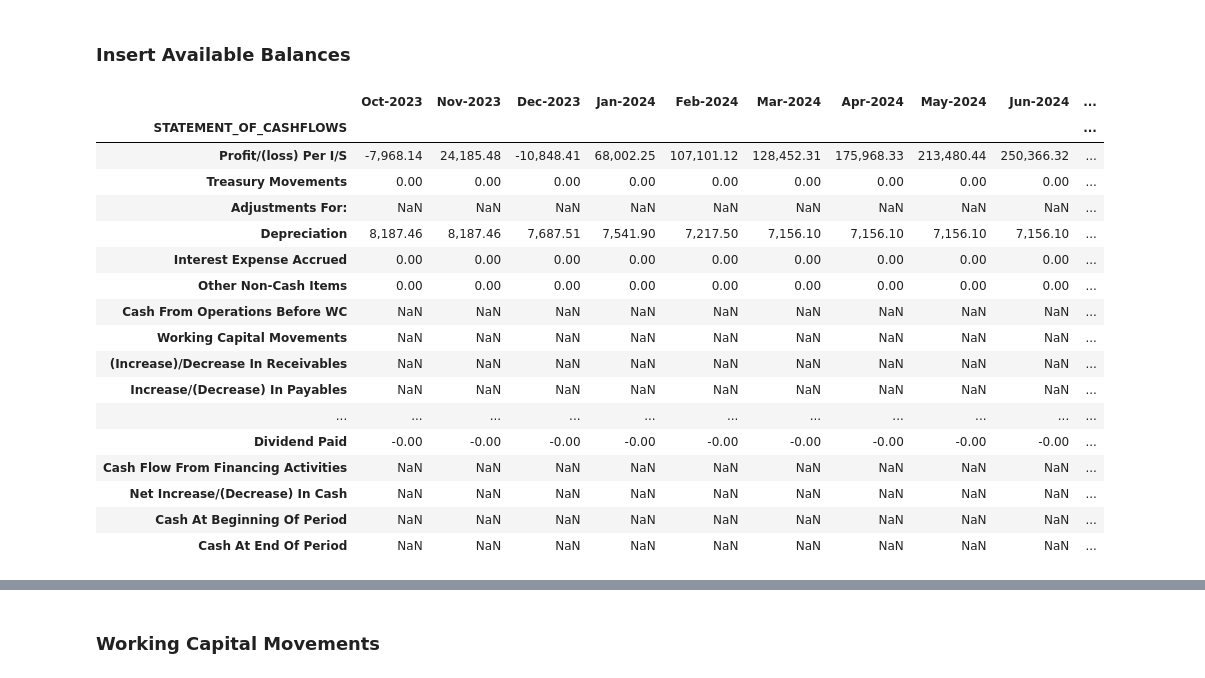
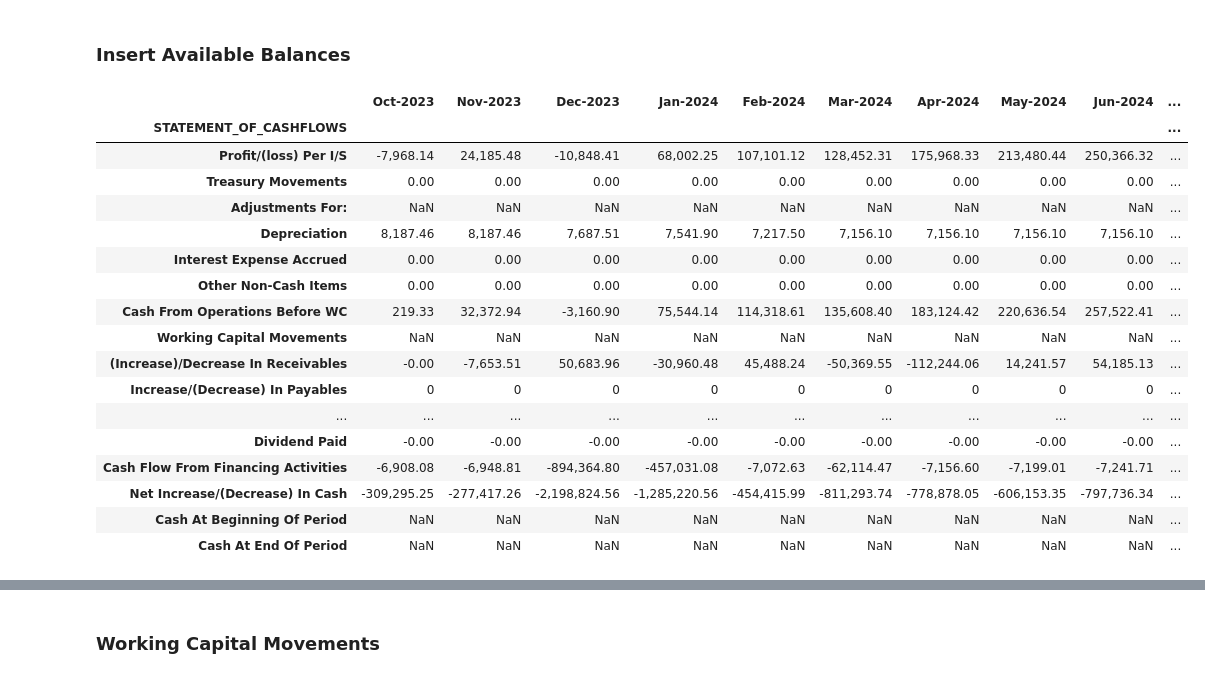
Before and after one commit to judahtc/manage-tenants-template, a Jupyter notebook: notebook_model.ipynb, the cells around one changed output, grey strips where cells are left out. Cells and saved outputs as stored; diff of their text form; code cells hidden in the pictures.

Commit message:
fix: splits the borrowings into long and short term in cashflow statement

```diff
--- a/notebook_model.ipynb
+++ b/notebook_model.ipynb
@@ -1858,45 +1858,45 @@ statement_of_cashflow_df.loc[
 ] = helper.change_period_index_to_strftime(other_parameters.loc["TREASURY_MOVEMENTS"])
 statement_of_cashflow_df.loc[
     "Interest Expense Accrued"
 ] = helper.change_period_index_to_strftime(
     other_parameters.loc["INTEREST_EXPENSE_ACCRUED"]
 )
 statement_of_cashflow_df.loc[
     "Other Non-Cash Items"
 ] = helper.change_period_index_to_strftime(other_parameters.loc["OTHER_NON_CASH_ITEMS"])
 
 statement_of_cashflow_df.loc["Interest Paid"] = -finance_costs_df.loc["total"]
 
 statement_of_cashflow_df.loc["Tax Paid"] = tax_schedule.loc["Tax Paid"]
 
 statement_of_cashflow_df.loc[
     "Repayment Of Borrowings"
-] = -capital_repayment_borrowings_df.loc["total"]
-statement_of_cashflow_df.loc["Purchase Of Fixed Assets"] = -capital_expenses
+] = -long_term_borrowings_schedules_capital_repayments_df.sum()
+statement_of_cashflow_df.loc["Purchase Of Fixed Assets"] = -capital_expenses.astype(
+    float
+)
 statement_of_cashflow_df.loc["Increase/(Decrease) In Borrowings"] = (
     short_term_loans_schedules.loc["Closing Balance"]
     - short_term_loans_schedules.loc["Opening Balance"]
-    + long_term_loans_schedules.loc["Closing Balance"]
-    - long_term_loans_schedules.loc["Opening Balance"]
 )
 statement_of_cashflow_df
 # %% [output]
 |  | Oct-2023 | Nov-2023 | Dec-2023 | Jan-2024 | Feb-2024 | Mar-2024 | Apr-2024 | May-2024 | Jun-2024 | ... |
 | STATEMENT_OF_CASHFLOWS |  |  |  |  |  |  |  |  |  | ... |
 | Profit/(loss) Per I/S | -7,968.14 | 24,185.48 | -10,848.41 | 68,002.25 | 107,101.12 | 128,452.31 | 175,968.33 | 213,480.44 | 250,366.32 | ... |
 | Treasury Movements | 0.00 | 0.00 | 0.00 | 0.00 | 0.00 | 0.00 | 0.00 | 0.00 | 0.00 | ... |
 | Adjustments For: | NaN | NaN | NaN | NaN | NaN | NaN | NaN | NaN | NaN | ... |
 | Depreciation | 8,187.46 | 8,187.46 | 7,687.51 | 7,541.90 | 7,217.50 | 7,156.10 | 7,156.10 | 7,156.10 | 7,156.10 | ... |
 | Interest Expense Accrued | 0.00 | 0.00 | 0.00 | 0.00 | 0.00 | 0.00 | 0.00 | 0.00 | 0.00 | ... |
 | Other Non-Cash Items | 0.00 | 0.00 | 0.00 | 0.00 | 0.00 | 0.00 | 0.00 | 0.00 | 0.00 | ... |
-| Cash From Operations Before WC | NaN | NaN | NaN | NaN | NaN | NaN | NaN | NaN | NaN | ... |
+| Cash From Operations Before WC | 219.33 | 32,372.94 | -3,160.90 | 75,544.14 | 114,318.61 | 135,608.40 | 183,124.42 | 220,636.54 | 257,522.41 | ... |
 | Working Capital Movements | NaN | NaN | NaN | NaN | NaN | NaN | NaN | NaN | NaN | ... |
-| (Increase)/Decrease In Receivables | NaN | NaN | NaN | NaN | NaN | NaN | NaN | NaN | NaN | ... |
-| Increase/(Decrease) In Payables | NaN | NaN | NaN | NaN | NaN | NaN | NaN | NaN | NaN | ... |
+| (Increase)/Decrease In Receivables | -0.00 | -7,653.51 | 50,683.96 | -30,960.48 | 45,488.24 | -50,369.55 | -112,244.06 | 14,241.57 | 54,185.13 | ... |
+| Increase/(Decrease) In Payables | 0 | 0 | 0 | 0 | 0 | 0 | 0 | 0 | 0 | ... |
 | ... | ... | ... | ... | ... | ... | ... | ... | ... | ... | ... |
 | Dividend Paid | -0.00 | -0.00 | -0.00 | -0.00 | -0.00 | -0.00 | -0.00 | -0.00 | -0.00 | ... |
-| Cash Flow From Financing Activities | NaN | NaN | NaN | NaN | NaN | NaN | NaN | NaN | NaN | ... |
-| Net Increase/(Decrease) In Cash | NaN | NaN | NaN | NaN | NaN | NaN | NaN | NaN | NaN | ... |
+| Cash Flow From Financing Activities | -6,908.08 | -6,948.81 | -894,364.80 | -457,031.08 | -7,072.63 | -62,114.47 | -7,156.60 | -7,199.01 | -7,241.71 | ... |
+| Net Increase/(Decrease) In Cash | -309,295.25 | -277,417.26 | -2,198,824.56 | -1,285,220.56 | -454,415.99 | -811,293.74 | -778,878.05 | -606,153.35 | -797,736.34 | ... |
 | Cash At Beginning Of Period | NaN | NaN | NaN | NaN | NaN | NaN | NaN | NaN | NaN | ... |
 | Cash At End Of Period | NaN | NaN | NaN | NaN | NaN | NaN | NaN | NaN | NaN | ... |
 # %%
```
Also changed, not shown: parts of 8 cells of this notebook, 1 other file.
